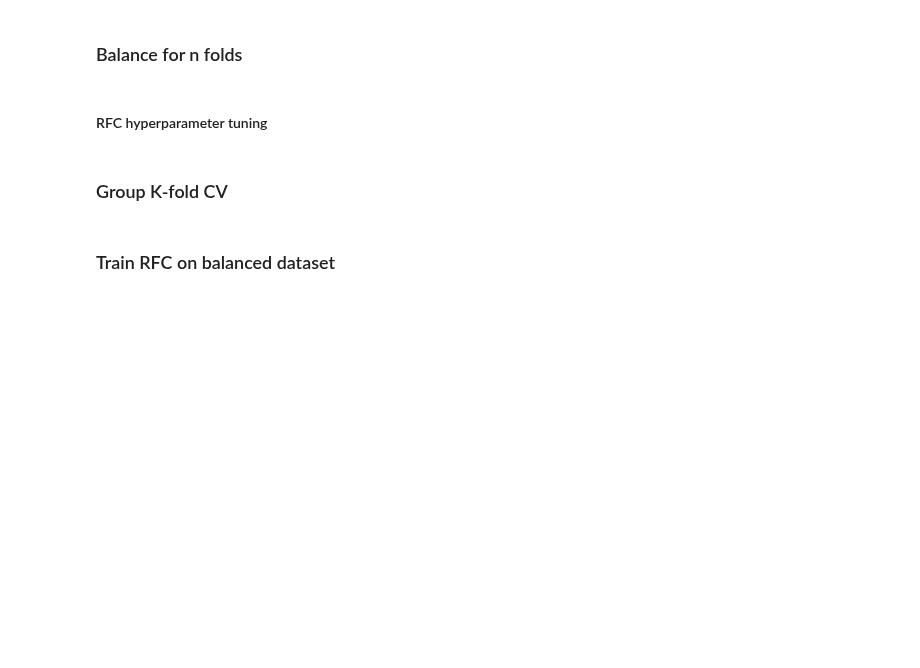
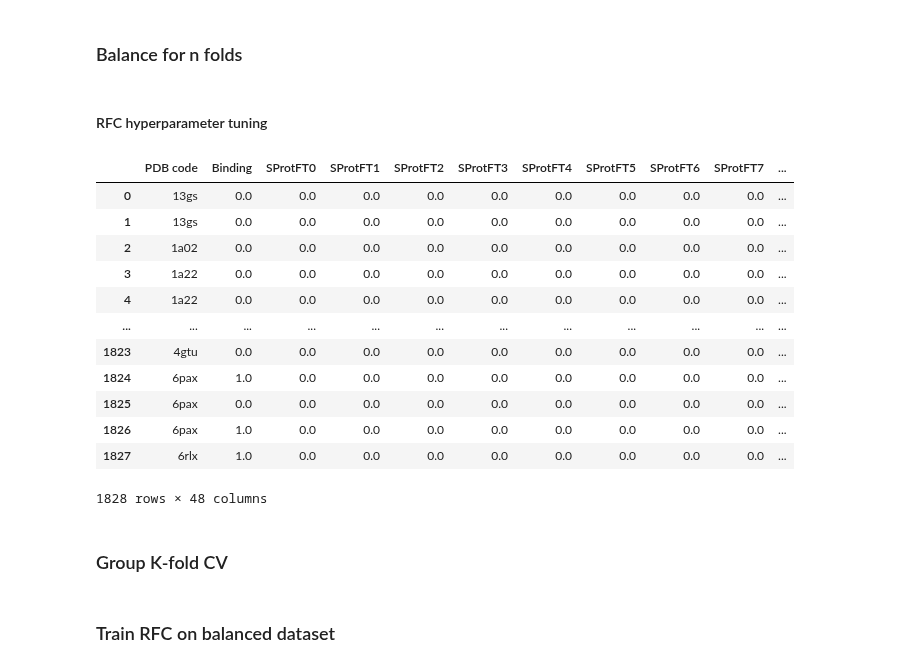
Before and after one commit to Shamin2512/SKL_E2, a Jupyter notebook: MutationClassification.ipynb, the cells around one changed output. Drawn from its saved outputs; the diff is of its cells as text; code cells hidden in the pictures; blank space fills up the shorter version.

Commit message:
Updated Group_data() function. Input_CV is training features and Output_CV is class labels needed for CV

```diff
--- a/MutationClassification.ipynb
+++ b/MutationClassification.ipynb
@@ -220,7 +209,7 @@ def Balance_Folds(BF, inData, classData, minClass, minSize):
                     usedLines         Array of line indexes to print
                     train_balance     Dataframe of balanced training data
 
-        Returns:    train_folds       List of 5 balanced arrays of training data
+        Returns:    train_folds       List of balanced arrays of training data
 
         Perform the balance_data() function n number of balancing fold times. Return lists for feature data and labels
         where each item is the output of balance_data()
@@ -231,13 +220,13 @@ def Balance_Folds(BF, inData, classData, minClass, minSize):
         usedLines = balance(inData, classData, minClass, minSize)
         train_balance = balance_data(inData, classData, usedLines)
 
-        train_folds.append(Input_balance)
+        train_folds.append(train_balance)
 
     with open('Balanced training data.txt', 'w') as f:
-        for number, fold in zip(range(BF), Input_folds):
+        for number, fold in zip(range(BF), train_folds):
             f.write(f"Fold: {number}\n\n{fold}\n\n\n")
 
-    return Input_folds
+    return train_folds
 # %% [markdown]
 #### RFC hyperparameter tuning
 # %%
@@ -271,12 +260,12 @@ def Balance_Folds(BF, inData, classData, minClass, minSize):
 
 #     return(BF_RFC_HP)
 # %%
-def Group_data(Input_folds):
+def Group_data(train_folds):
     """
-    Input:      Input_folds     List of balanced training sets
+    Input:      train_folds      List of balanced arrays of training data
 
-    Returns:    Input_CV         Datastet with input features for training
-                Output_CV        Datastet with class labels for training
+    Returns:    Input_CV         Datastet of input features for training
+                Output_CV        Datastet of class labels for training
                 Protein_Groups   List of proteins for grouping
 
     Alphabetically order the identifier column, extract only the 'pdbcode' and make that the identifer column.
@@ -285,13 +274,14 @@ def Group_data(Input_folds):
     Input_CV = []
     Output_CV = []
     Protein_Groups = []
-    for i in range(len(Input_folds)):
-        Group_df_i = Input_folds[i]
+
+    for i in range(len(train_folds)):
+        Group_df_i = train_folds[i]
         Group_df = Group_df_i.sort_values(by=['pdbcode'])
 
         PDB_codes = []
         for i in range(len(Group_df)):
-            PDB_codes.append(Group_df.iloc[i][0].partition(':')[0])
+            PDB_codes.append(Group_df.iloc[i][0].partition(':')[0]) #Split the identifier and takes only PDB code
 
         Group_df.drop(['pdbcode'], axis=1, inplace=True) #Remove 'pdbcode:chain:resnum:mutation' column
         Group_df.insert(0, 'PDB code', PDB_codes)
@@ -302,6 +292,38 @@ def Group_data(Input_folds):
         Protein_Groups.append(Group_df['PDB code'].to_list())
 
     return Input_CV, Output_CV, Protein_Groups
+# %%
+file                          = 'E2.csv'
+Cleaned                       = Clean_data(file)
+
+Training_Set, Testing_Set, labels = Train_Test_Split(Cleaned)
+inData                       = Training_Set.to_numpy() #hardcoded
+classData                    = labels.to_numpy() #hardcoded
+
+minClass, minSize, maxSize   = find_minority_class(classData)
+usedLines = balance(inData, classData, minClass, minSize)
+train_balance = balance_data(inData, classData, usedLines)
+
+BF                           = Balance_ratio(maxSize, minSize)
+train_folds = Balance_Folds(BF, inData, classData, minClass, minSize)
+
+Input_CV, Output_CV, Protein_Groups = Group_data(train_folds)
+# %%
+Input_CV[0]
+# %% [output]
+|  | PDB code | Binding | SProtFT0 | SProtFT1 | SProtFT2 | SProtFT3 | SProtFT4 | SProtFT5 | SProtFT6 | SProtFT7 | ... |
+| 0 | 13gs | 0.0 | 0.0 | 0.0 | 0.0 | 0.0 | 0.0 | 0.0 | 0.0 | 0.0 | ... |
+| 1 | 13gs | 0.0 | 0.0 | 0.0 | 0.0 | 0.0 | 0.0 | 0.0 | 0.0 | 0.0 | ... |
+| 2 | 1a02 | 0.0 | 0.0 | 0.0 | 0.0 | 0.0 | 0.0 | 0.0 | 0.0 | 0.0 | ... |
+| 3 | 1a22 | 0.0 | 0.0 | 0.0 | 0.0 | 0.0 | 0.0 | 0.0 | 0.0 | 0.0 | ... |
+| 4 | 1a22 | 0.0 | 0.0 | 0.0 | 0.0 | 0.0 | 0.0 | 0.0 | 0.0 | 0.0 | ... |
+| ... | ... | ... | ... | ... | ... | ... | ... | ... | ... | ... | ... |
+| 1823 | 4gtu | 0.0 | 0.0 | 0.0 | 0.0 | 0.0 | 0.0 | 0.0 | 0.0 | 0.0 | ... |
+| 1824 | 6pax | 1.0 | 0.0 | 0.0 | 0.0 | 0.0 | 0.0 | 0.0 | 0.0 | 0.0 | ... |
+| 1825 | 6pax | 0.0 | 0.0 | 0.0 | 0.0 | 0.0 | 0.0 | 0.0 | 0.0 | 0.0 | ... |
+| 1826 | 6pax | 1.0 | 0.0 | 0.0 | 0.0 | 0.0 | 0.0 | 0.0 | 0.0 | 0.0 | ... |
+| 1827 | 6rlx | 1.0 | 0.0 | 0.0 | 0.0 | 0.0 | 0.0 | 0.0 | 0.0 | 0.0 | ... |
+1828 rows × 48 columns
 # %% [markdown]
 ### Group K-fold CV
 # %%
```
Also changed, not shown: parts of 7 cells of this notebook.
